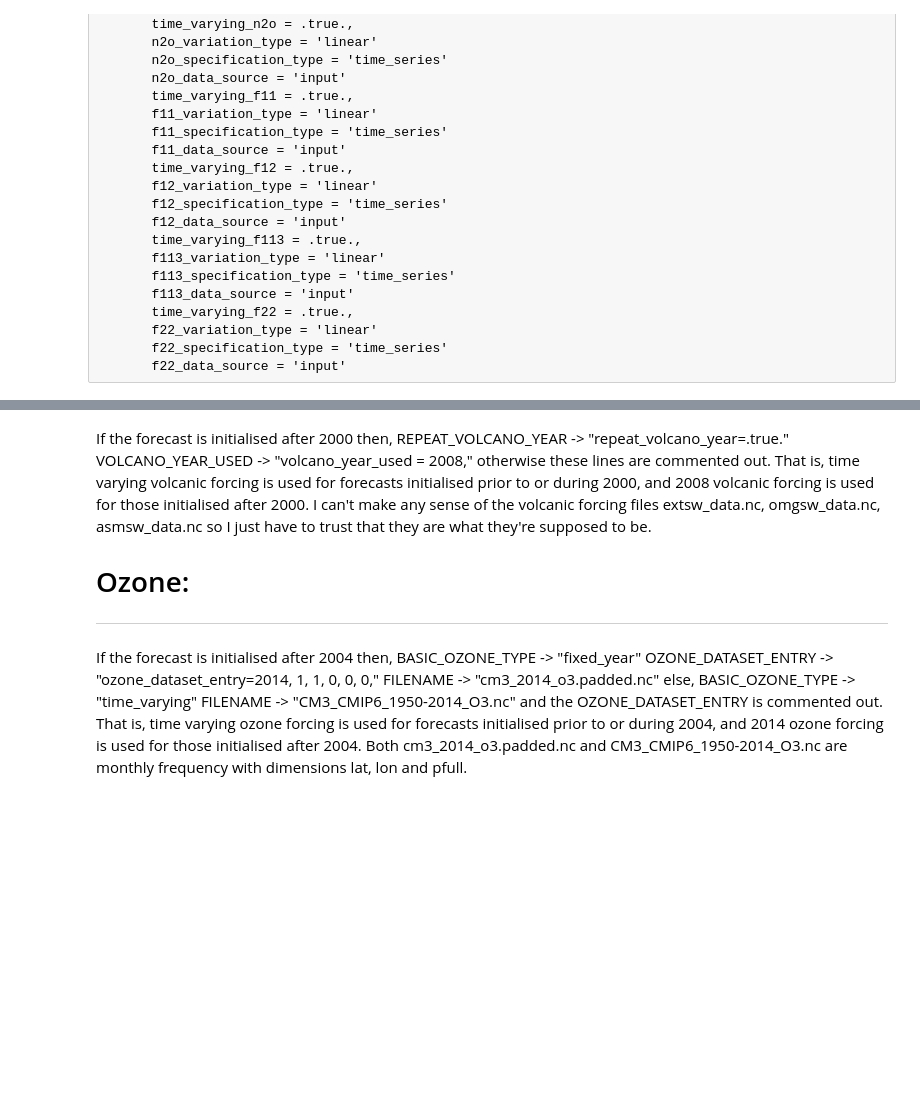
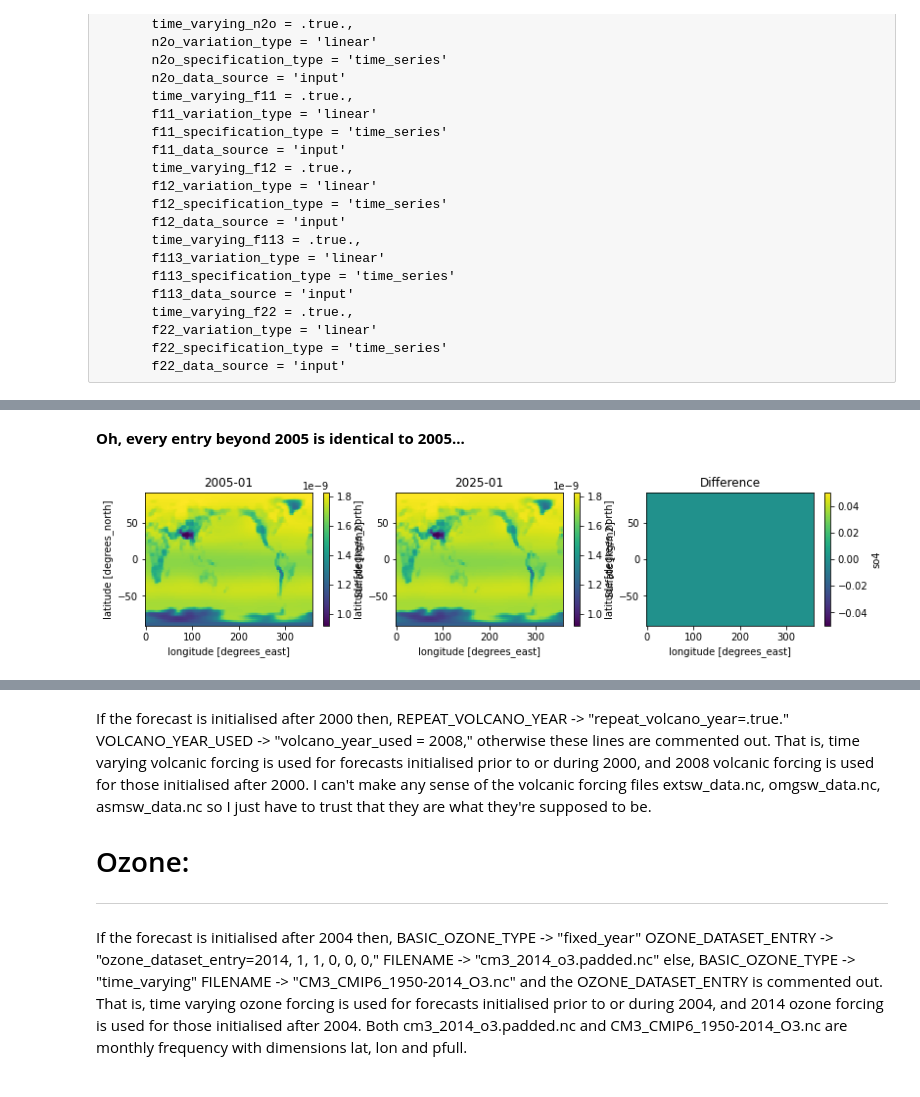
Before and after one commit to dougiesquire/cm-historical, a Jupyter notebook: c5_f6_forcing.ipynb, the cells around one changed output, grey strips where cells are left out. Cells and saved outputs as stored; diff of their text form; code cells hidden in the pictures; blank space fills up the shorter version.

```diff
--- a/c5_f6_forcing.ipynb
+++ b/c5_f6_forcing.ipynb
@@ -469,0 +520,17 @@ As above, I'm not 100%
+# %% [markdown]
+**Oh, every entry beyond 2005 is identical to 2005...**
+# %%
+t1 = '2005-01'
+t2 = '2025-01'
+a = f['so4'].isel(sigma_full=0).sel(time=t1).squeeze()
+b = f['so4'].isel(sigma_full=0).sel(time=t2).squeeze()
+
+fig, ax = plt.subplots(1,3, figsize=(13,2.5))
+a.plot(ax=ax[0])
+ax[0].set_title(t1)
+b.plot(ax=ax[1])
+ax[1].set_title(t2)
+(a-b).plot(ax=ax[2])
+ax[2].set_title('Difference');
+# %% [output]
+[figure, added]
```
Also changed, not shown: parts of 34 cells of this notebook, 9 other files.
